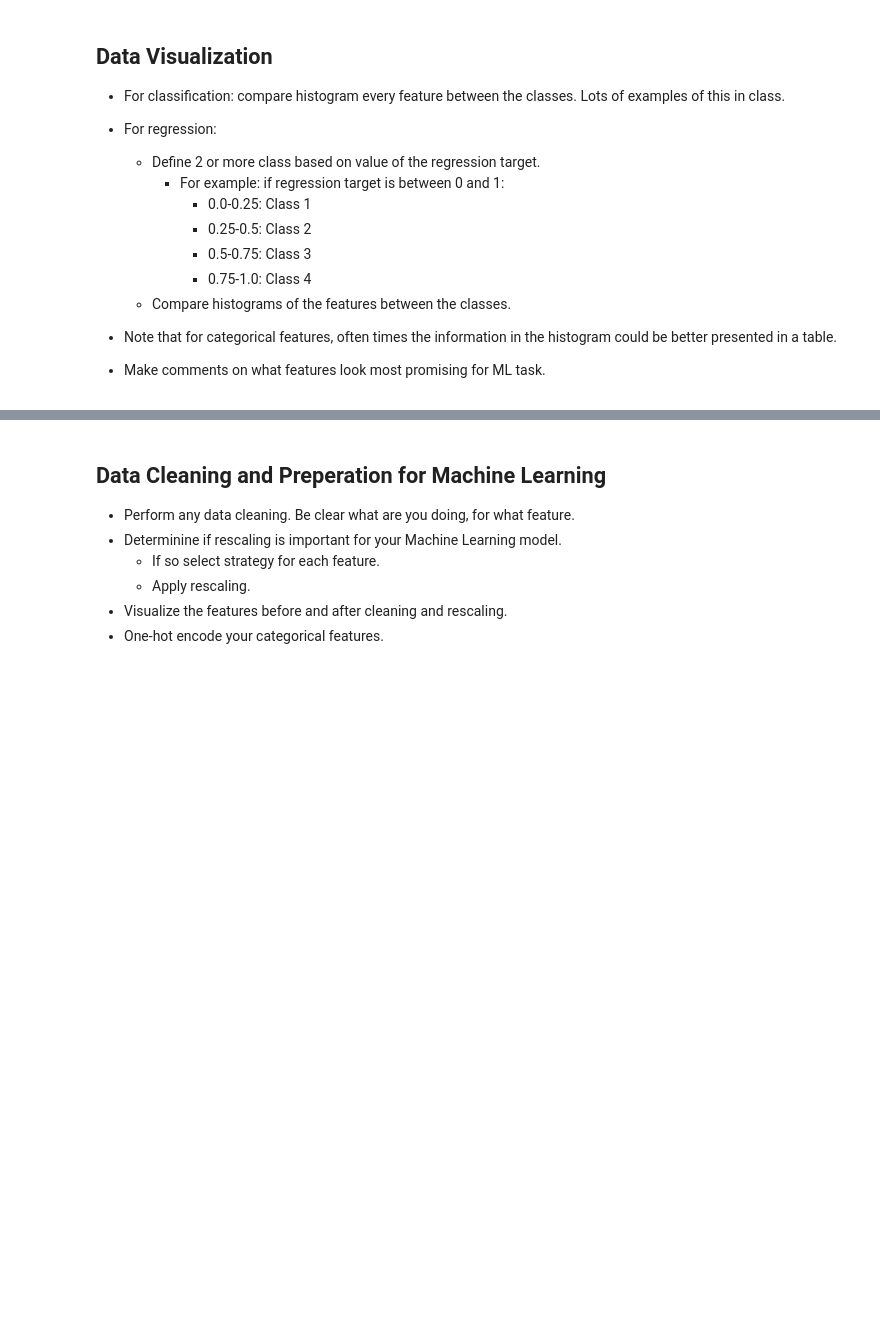
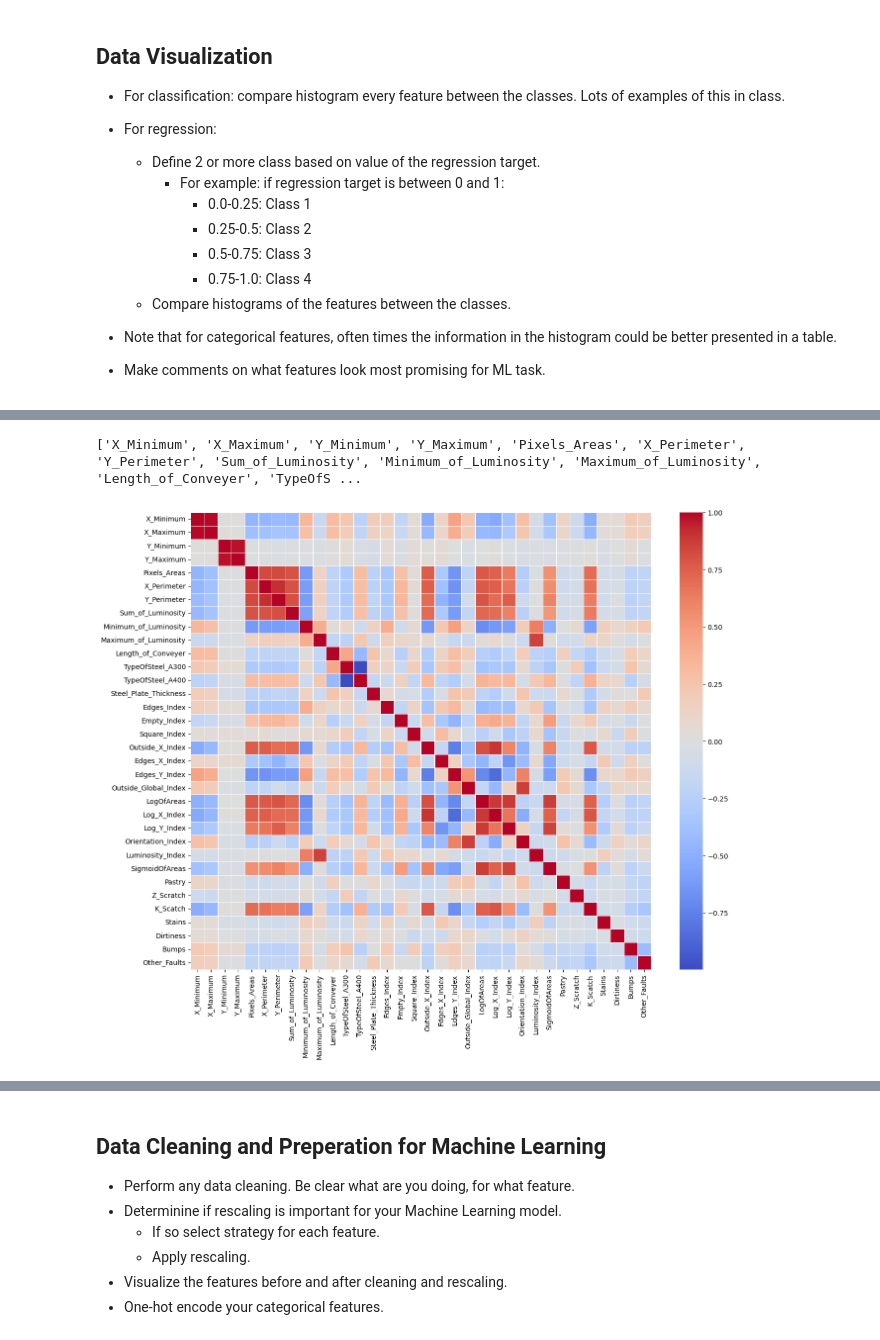
Before and after one commit to reese-quinto/DATA4380_Spring24, a Jupyter notebook: Lectures/Tabular.Kaggle.Project/KaggleTabularDataSubmission.ipynb, the cells around one changed output, grey strips where cells are left out. Cells and saved outputs as stored; diff of their text form; code cells hidden in the pictures; blank space fills up the shorter version.

```diff
--- a/Lectures/Tabular.Kaggle.Project/KaggleTabularDataSubmission.ipynb
+++ b/Lectures/Tabular.Kaggle.Project/KaggleTabularDataSubmission.ipynb
@@ -250,0 +266,17 @@ ValueError: could not broadcast input array from shape (19219,7) into shape (192
+# %%
+import pandas as pd
+import seaborn as sns
+import matplotlib.pyplot as plt
+
+feature_cols = [i for i in df.columns.tolist() if i not in target_cols]
+print(feature_cols)
+# %% [output]
+['X_Minimum', 'X_Maximum', 'Y_Minimum', 'Y_Maximum', 'Pixels_Areas', 'X_Perimeter', 'Y_Perimeter', 'Sum_of_Luminosity', 'Minimum_of_Luminosity', 'Maximum_of_Luminosity', 'Length_of_Conveyer', 'TypeOfS ...
+# %%
+# Start with a correlation check to visualise which features have relationships with others.
+plt.figure(figsize=(15,12))
+sns.heatmap(df.corr(), cmap='coolwarm', fmt=".2f", linewidths=0.5)
+
+plt.show()
+# %% [output]
+[figure, added]
```
Also changed, not shown: parts of 7 cells of this notebook.
